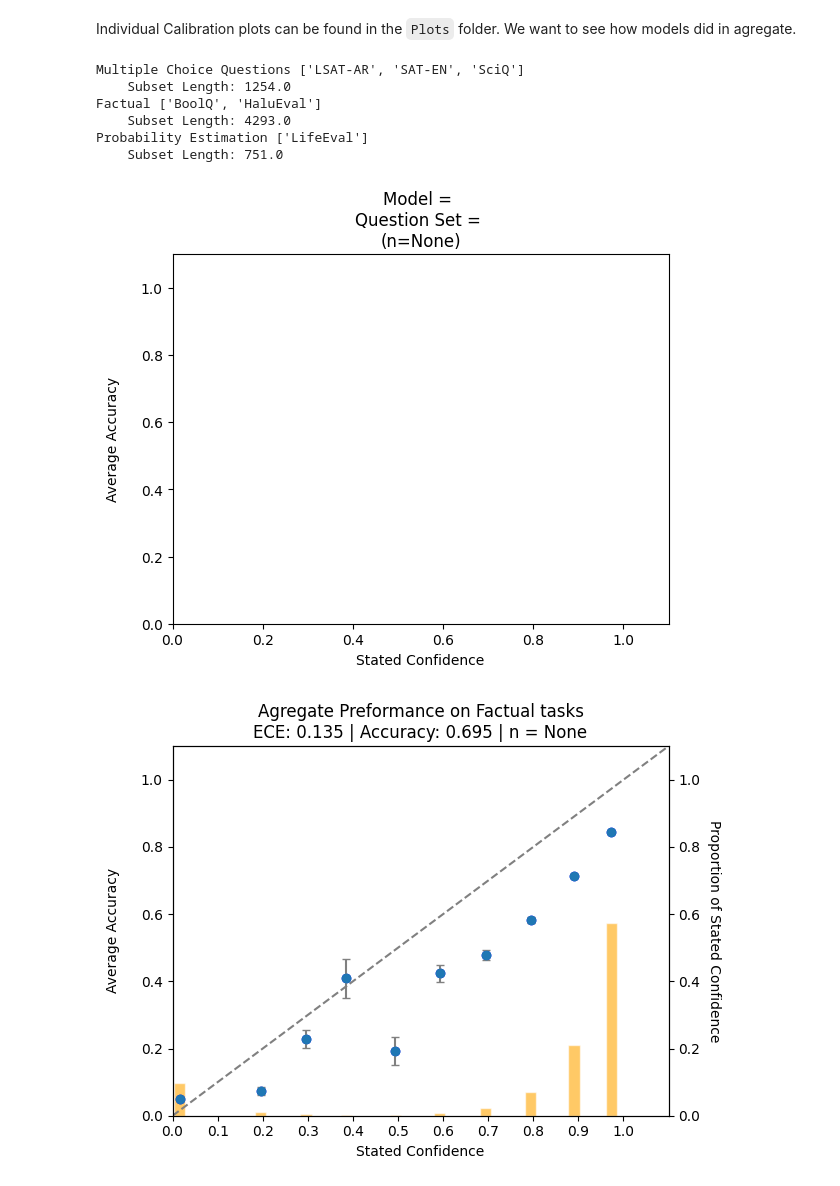
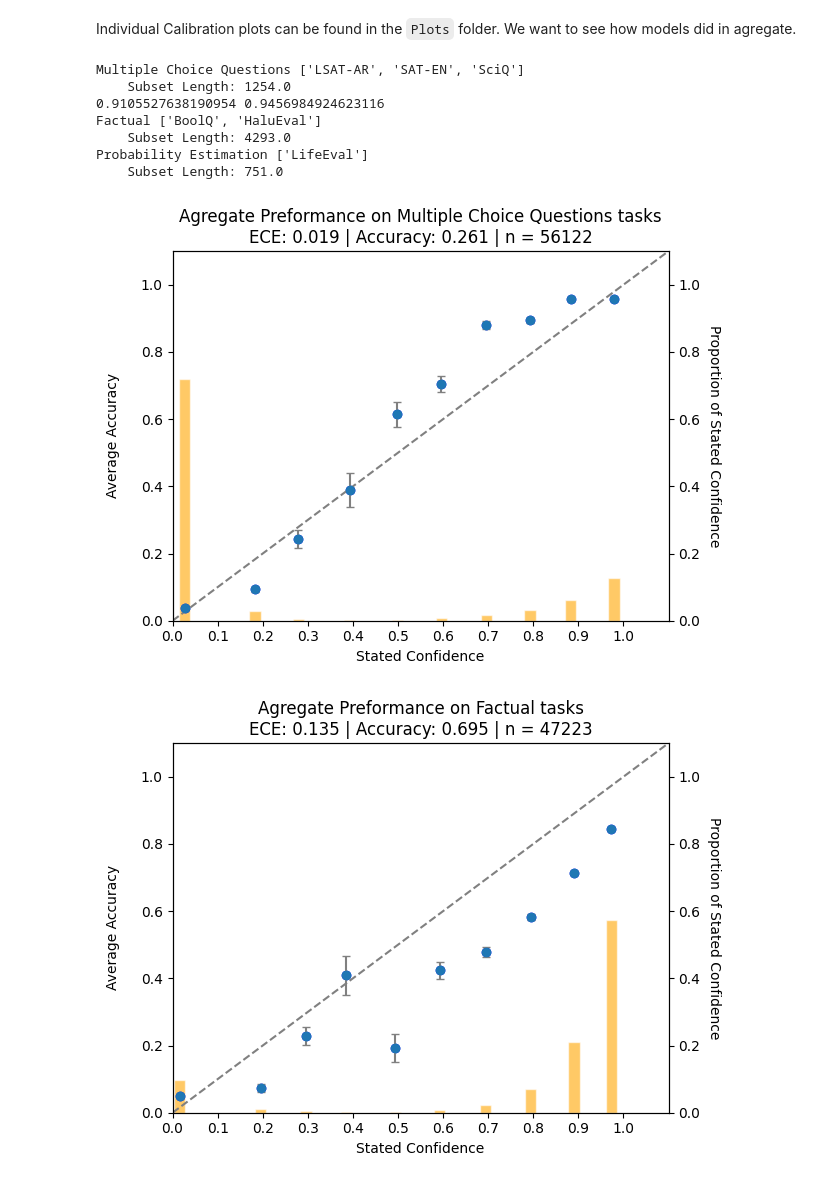
Before and after one commit to NoamMichael/Comparing-Confidence-in-LLMs, a Jupyter notebook: analysis.ipynb, the cells around one changed output. Cells and saved outputs as stored; diff of their text form; code cells hidden in the pictures.

Commit message:
update w/ token plots

```diff
--- a/analysis.ipynb
+++ b/analysis.ipynb
@@ -259,6 +259,7 @@ def grade_df(source_df, gold_df, qset_name):
         temp = pd.merge(source_df, gold_df, on = "Question ID")
         scores = (temp["Answer"].str.lower().str.strip() == temp["Correct Answer Letter"].str.lower().str.strip()).astype(float)
         df["Score"] = scores
+        df['Correct Answer'] = temp["Correct Answer Letter"].str.upper().str.strip()
 
         # assumes stated confidences live in columns ["A","B","C","D"]
         if qset_name == "LSAT-AR":
@@ -276,15 +277,13 @@ def grade_df(source_df, gold_df, qset_name):
             # map letters to column indices
             idx = ans.map({"A":0, "B":1, "C":2, "D":3}).to_numpy()
 
-
-
-
         vals = df[opt_cols].apply(pd.to_numeric, errors="coerce").to_numpy()
         mask = ~np.isnan(idx)
 
         chosen = np.full(len(df), np.nan, dtype=float)
         chosen[mask] = vals[mask, idx[mask].astype(int)]
         df["Stated Confidence Answer (MCQ)"] = chosen
+
 
     elif qset_name == "BoolQ":
         # Make sure the QIDs are in the right order
@@ -297,6 +296,7 @@ def grade_df(source_df, gold_df, qset_name):
 
         bscores = (temp["Answer"].astype(str) == temp["Correct Answer"].astype(str)).astype(float)
         df["Score"] = bscores
+        df['Correct Answer'] = temp["Correct Answer"].astype(str)
 
     elif qset_name == "LifeEval":
         df["Question ID"]= df["Question ID"].astype(int)
@@ -1974,33 +1929,33 @@ def calibration_plot(
 
     return ax
 # %%
-combined_clean
-
 qset_types = {
     "Multiple Choice Questions": ['LSAT-AR', 'SAT-EN', 'SciQ'],
     "Factual": ['BoolQ', 'HaluEval'],
     "Probability Estimation": ['LifeEval']
 }
 
 for type, qsets in qset_types.items():
     print(type, qsets)
     subset = combined_clean[combined_clean['Question Set'].isin(qsets)]
     print(f"    Subset Length: {len(subset) / 11}")
-
-    if type == "Mulltiple Choice Questions":
-        plot = mcq_cal_plot(subset)
+    title = f"Agregate Preformance on {type} tasks"
+    if type == "Multiple Choice Questions":
+        scores, conf = expand_mcq(subset)
+        print(s.mean(), c.mean())
+        plot = calibration_plot(scores, conf, n_bins = 10, title = title, num_complete= len(scores))
     else:
-        title = f"Agregate Preformance on {type} tasks"
         scores = subset['Score']
         conf = subset['Stated Confidence Answer']
-        plot = calibration_plot(scores, conf, n_bins = 10, title = title)
+        plot = calibration_plot(scores, conf, n_bins = 10, title = title, num_complete= len(scores))
 # %% [output]
 Multiple Choice Questions ['LSAT-AR', 'SAT-EN', 'SciQ']
     Subset Length: 1254.0
+0.9105527638190954 0.9456984924623116
 Factual ['BoolQ', 'HaluEval']
     Subset Length: 4293.0
 Probability Estimation ['LifeEval']
     Subset Length: 751.0
-[figure, old version]
+[figure, new version]
-[figure, old version]
+[figure, new version]
 [figure]
```
Also changed, not shown: parts of 8 cells of this notebook.
